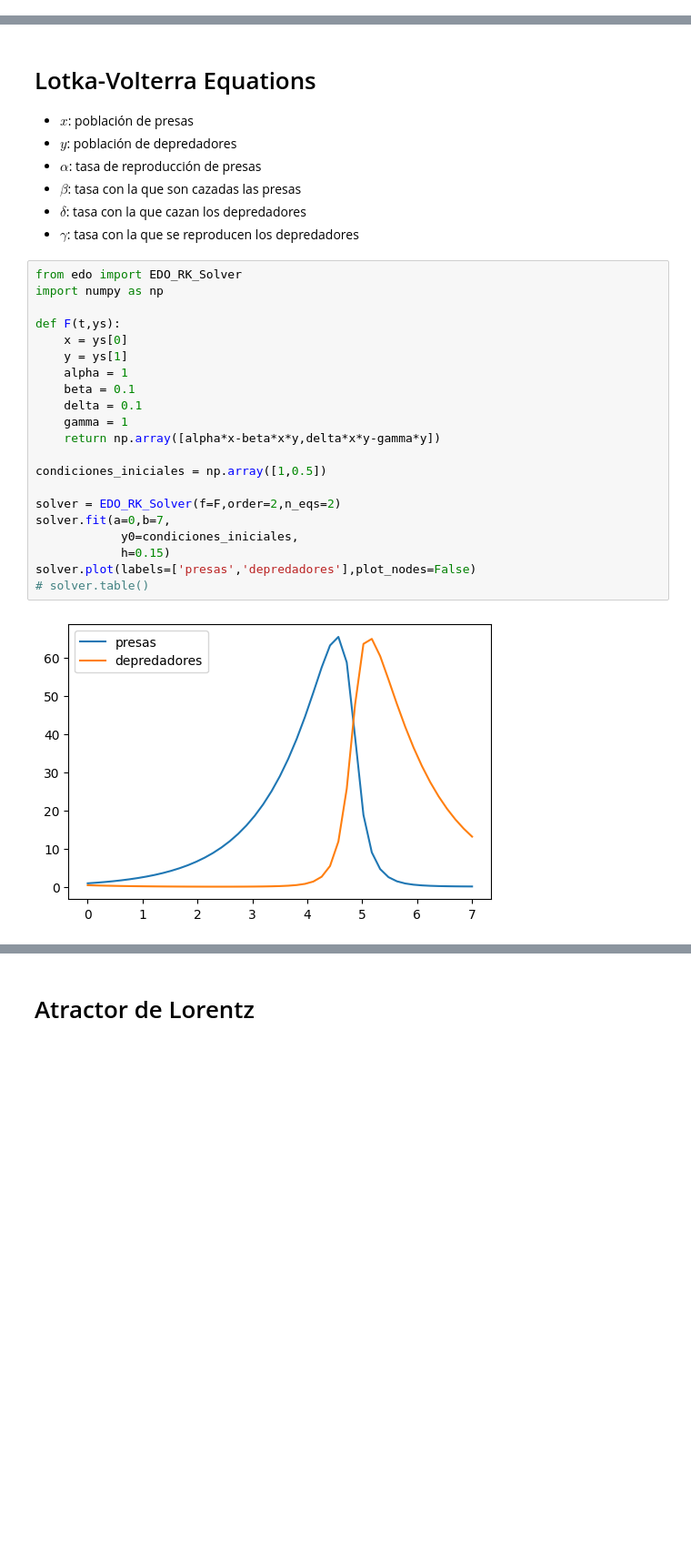
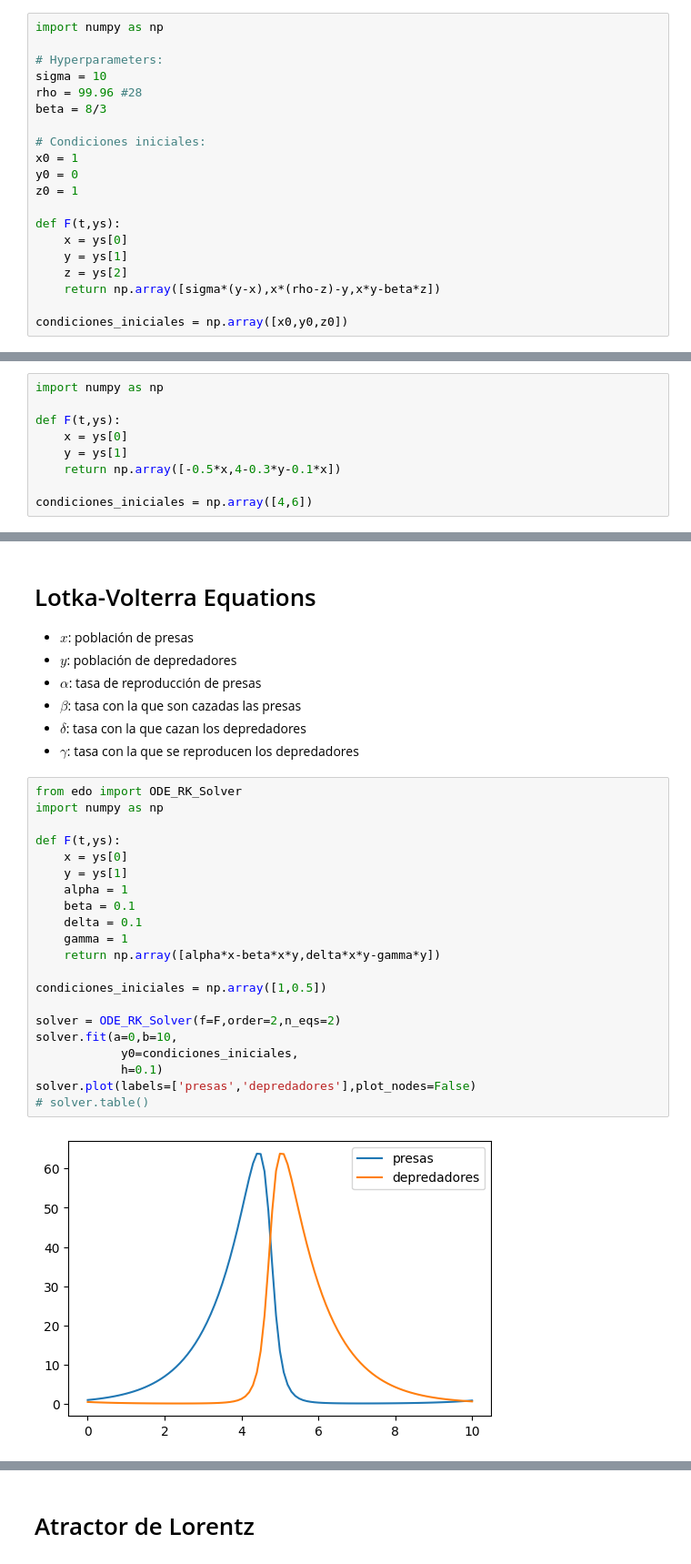
Before and after one commit to gmauricio-toledo/UNISON-teaching, a Jupyter notebook: EDO-Aplicaciones.ipynb, the cells around one changed output, grey strips where cells are left out. Shown at 91% size. Drawn from its saved outputs; the diff is of its cells as text; blank space fills up the shorter version.

```diff
--- a/EDO-Aplicaciones.ipynb
+++ b/EDO-Aplicaciones.ipynb
@@ -1,3 +1,23 @@
 # %% [markdown]
 # Ejercicio de control
+# %%
+import numpy as np
+
+# Hyperparameters:
+sigma = 10
+rho = 99.96 #28
+beta = 8/3
+
+# Condiciones iniciales:
+x0 = 1
+y0 = 0
+z0 = 1
+
+def F(t,ys):
+    x = ys[0]
+    y = ys[1]
+    z = ys[2]
+    return np.array([sigma*(y-x),x*(rho-z)-y,x*y-beta*z])
+
+condiciones_iniciales = np.array([x0,y0,z0])
 # %%
@@ -25,3 +45,12 @@ x       y_0     y_1
 1.0     2.4414  7.631
 1.5     1.9073  8.3246
 2.0     1.4901  8.9432
+# %%
+import numpy as np
+
+def F(t,ys):
+    x = ys[0]
+    y = ys[1]
+    return np.array([-0.5*x,4-0.3*y-0.1*x])
+
+condiciones_iniciales = np.array([4,6])
@@ -108,28 +165,28 @@ solver.plot(labels=['susceptibles','infectados','eliminados'],plot_nodes=False)
 * $\delta$: tasa con la que cazan los depredadores
 * $\gamma$: tasa con la que se reproducen los depredadores
 # %%
-from edo import EDO_RK_Solver
+from edo import ODE_RK_Solver
 import numpy as np
 
 def F(t,ys):
     x = ys[0]
     y = ys[1]
     alpha = 1
     beta = 0.1
     delta = 0.1
     gamma = 1
     return np.array([alpha*x-beta*x*y,delta*x*y-gamma*y])
 
 condiciones_iniciales = np.array([1,0.5])
 
-solver = EDO_RK_Solver(f=F,order=2,n_eqs=2)
-solver.fit(a=0,b=7,
+solver = ODE_RK_Solver(f=F,order=2,n_eqs=2)
+solver.fit(a=0,b=10,
             y0=condiciones_iniciales,
-            h=0.15)
+            h=0.1)
 solver.plot(labels=['presas','depredadores'],plot_nodes=False)
 # solver.table()
 # %% [output]
-[figure, old version]
+[figure, new version]
 # %%
 import matplotlib.pyplot as plt
 
```
Also changed, not shown: parts of 7 cells of this notebook, 3 other files.
